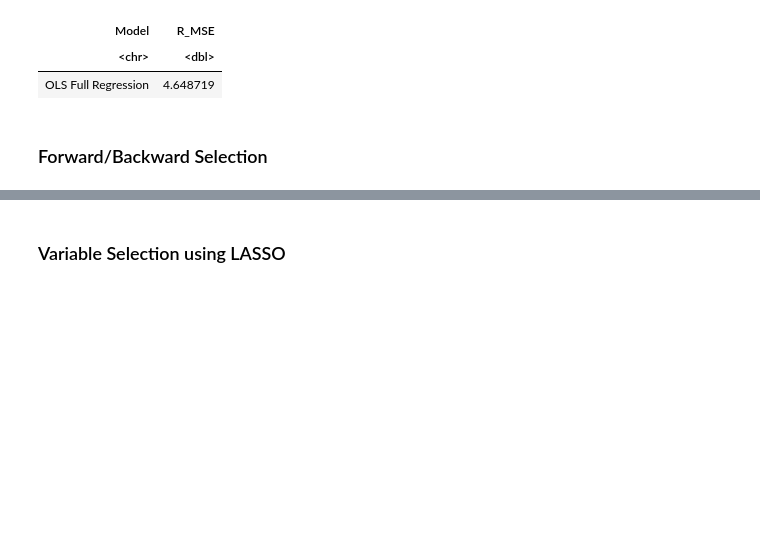
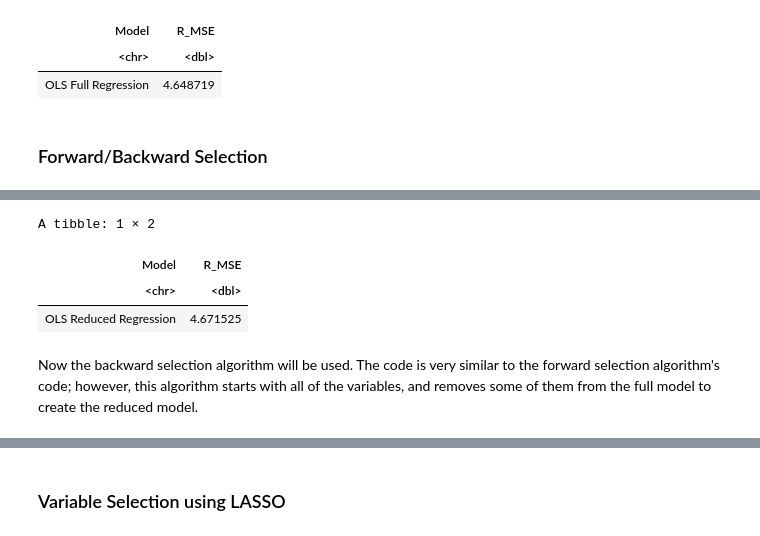
Before and after one commit to tanaytk21/stat301, a Jupyter notebook: Group_Project.ipynb, the cells around one changed output, grey strips where cells are left out. Drawn from its saved outputs; the diff is of its cells as text; code cells hidden in the pictures; blank space fills up the shorter version.

```diff
--- a/Group_Project.ipynb
+++ b/Group_Project.ipynb
@@ -134,0 +192,21 @@ A tibble: 1 × 2
+# %%
+boston_red_OLS_for <- lm(MEDV~CRIM+CHAS+NOX+RM+AGE+DIS+RAD+TAX+PTRATIO+LSTAT,
+  data = training_boston
+)
+boston_pred_red_OLS_for <- predict(boston_red_OLS_for, testing_boston)
+# %%
+boston_R_MSE_forward <- tibble(
+    Model = "OLS Reduced Regression",
+    R_MSE = rmse(
+        preds = boston_pred_red_OLS_for,
+        actuals = testing_boston$MEDV
+        )
+    )
+boston_R_MSE_forward
+# %% [output]
+A tibble: 1 × 2
+| Model | R_MSE |
+| <chr> | <dbl> |
+| OLS Reduced Regression | 4.671525 |
+# %% [markdown]
+Now the backward selection algorithm will be used. The code is very similar to the forward selection algorithm's code; however, this algorithm starts with all of the variables, and removes some of them from the full model to create the reduced model.
```
Also changed, not shown: parts of 13 cells of this notebook.
